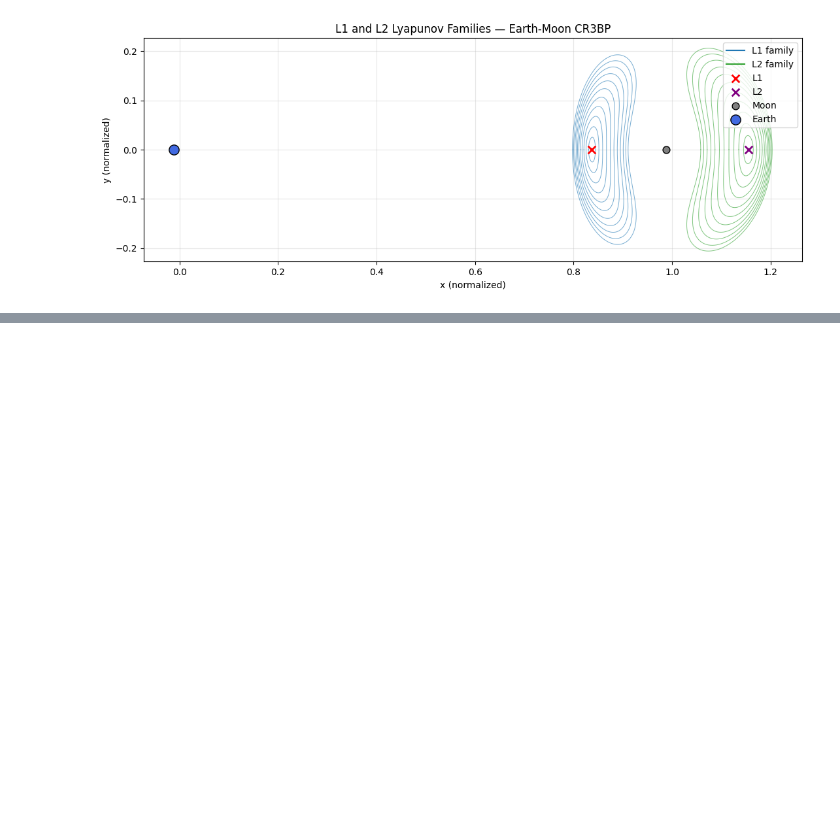
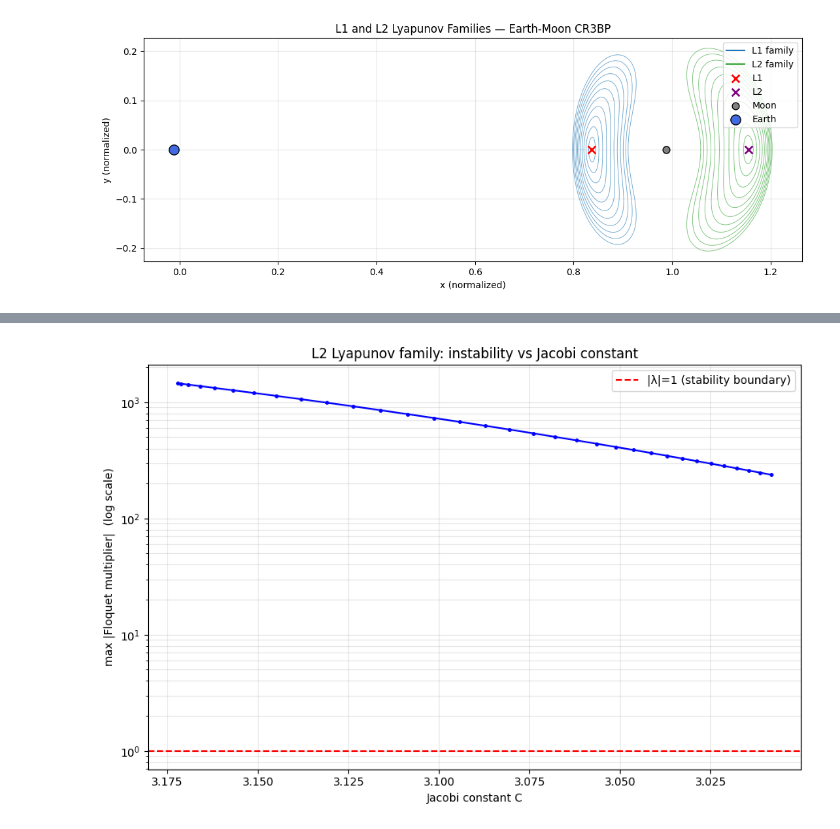
Before and after one commit to bibidybopoly/qpit-cr3bp, a Jupyter notebook: notebooks/pseudo_arclength_continuation.ipynb, the cells around one changed output, grey strips where cells are left out. Drawn from its saved outputs; the diff is of its cells as text; code cells hidden in the pictures; blank space fills up the shorter version.

Commit message:
Floquet Theory and orbit stability

```diff
--- a/notebooks/pseudo_arclength_continuation.ipynb
+++ b/notebooks/pseudo_arclength_continuation.ipynb
@@ -349,0 +379,18 @@ plt.show()
+# %%
+# notebook cell — scan the L2 family for complex Floquet multipliers (where tori live)
+print(f"{'orbit':>6} {'C':>9} {'non-trivial pair':>40} {'type':>12}")
+print("-" * 75)
+for i in range(0, len(L2_family), 5):
+    o = L2_family[i]
+    M, mult = monodromy_and_multipliers(o['state0'], o['period'], mu)
+    # Sort by magnitude; the two near 1 are trivial, the other two are the stability pair
+    mags = np.abs(mult)
+    # Find the two multipliers FURTHEST from magnitude 1 (the non-trivial pair)
+    distances = np.abs(mags - 1.0)
+    idx_sorted = np.argsort(distances)
+    nontrivial = mult[idx_sorted[-2:]]   # two furthest from |lambda|=1
+    # Is the non-trivial pair complex (tori!) or real (hyperbolic)?
+    is_complex = np.any(np.abs(nontrivial.imag) > 1e-6)
+    orbit_type = "COMPLEX (tori!)" if is_complex else "real (hyperbolic)"
+    pair_str = f"{nontrivial[0]:.4f}, {nontrivial[1]:.4f}"
+    print(f"{i:>6} {o['jacobi']:>9.4f} {pair_str:>40} {orbit_type:>16}")
@@ -349,0 +412,60 @@ plt.show()
+# %%
+# notebook cell — extend the L2 family 40 more orbits and track the stability multiplier
+
+# Restart continuation from the LAST orbit of the existing L2 family.
+# We need its X and the tangent direction it was heading.
+last_orbit = L2_family[-1]
+X_restart = last_orbit['X']
+
+# Recompute the tangent at the restart point, matching the direction
+# the family was already heading (use the second-to-last to set direction).
+F_r, dF_r, _ = periodicity_constraint(X_restart, mu)
+prev_X = L2_family[-2]['X']
+march_direction = X_restart - prev_X          # direction we were going
+march_direction = march_direction / np.linalg.norm(march_direction)
+t_restart = family_tangent(dF_r, march_direction)
+
+# Continue 40 more orbits
+L2_extension = compute_family_pseudo_arclength(
+    X_restart, ds=0.01, n_orbits=40, mu=mu, initial_direction=t_restart)
+
+# Combine: full extended family (skip the first of the extension — it duplicates the last)
+L2_extended = L2_family + L2_extension[1:]
+print(f"Extended L2 family: {len(L2_extended)} orbits total")
+
+# Now scan the WHOLE extended family for the non-trivial multiplier magnitude
+print(f"\n{'orbit':>6} {'C':>9} {'max |lambda|':>14} {'type':>18}")
+print("-" * 52)
+mults_track = []
+for i in range(0, len(L2_extended), 3):
+    o = L2_extended[i]
+    M, mult = monodromy_and_multipliers(o['state0'], o['period'], mu)
+    mags = np.abs(mult)
+    max_mag = mags.max()
+    # Check if non-trivial pair is complex
+    distances = np.abs(mags - 1.0)
+    idx_sorted = np.argsort(distances)
+    nontrivial = mult[idx_sorted[-2:]]
+    is_complex = np.any(np.abs(nontrivial.imag) > 1e-6)
+    otype = "COMPLEX (tori!)" if is_complex else "real (hyperbolic)"
+    mults_track.append((o['jacobi'], max_mag, is_complex))
+    print(f"{i:>6} {o['jacobi']:>9.4f} {max_mag:>14.2f} {otype:>18}")
+    # Plot the stability multiplier vs Jacobi constant across the extended family
+
+import matplotlib.pyplot as plt
+
+Cs = [m[0] for m in mults_track]
+mags = [m[1] for m in mults_track]
+
+fig, ax = plt.subplots(figsize=(9, 6))
+ax.semilogy(Cs, mags, 'b.-', markersize=5)
+ax.axhline(1.0, color='red', linestyle='--', label='|λ|=1 (stability boundary)')
+ax.set_xlabel('Jacobi constant C')
+ax.set_ylabel('max |Floquet multiplier|  (log scale)')
+ax.set_title('L2 Lyapunov family: instability vs Jacobi constant')
+ax.invert_xaxis()  # family grows toward lower C, so flip for left-to-right progression
+ax.legend()
+ax.grid(True, alpha=0.3, which='both')
+plt.tight_layout()
+plt.show()
+# %% [output]
@@ -349,0 +489 @@ plt.show()
+[figure, added]
```
Also changed, not shown: parts of 3 cells of this notebook, 2 other files.
